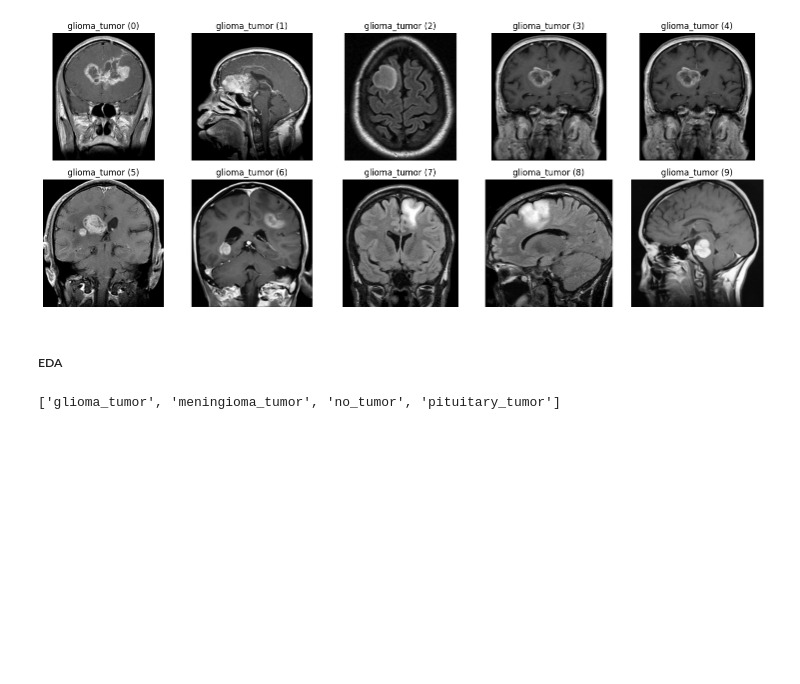
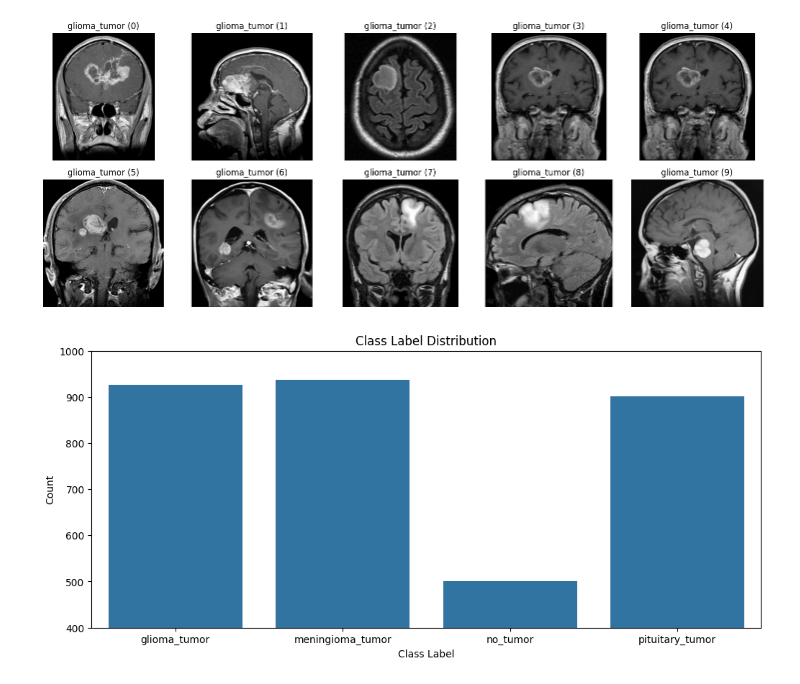
Before and after one commit to cameroncochrane/Brain-Tumor-Detection, a Jupyter notebook: 1.ipynb, the cells around one changed output. Saved outputs shown, nothing was run; the diff lists cells and outputs as text; code cells hidden in the pictures; blank space fills up the shorter version.

```diff
--- a/1.ipynb
+++ b/1.ipynb
@@ -104,7 +107,7 @@ np.allclose(test_rimage_1[..., 0], test_rimage_1[..., 1]) and np.allclose(test_r
 True
 # %%
 # Now reshape the arrays to (H, W, 1) by taking values from any of the 3 channels (doesn't matter as they will all be identical)
-data['image'] = df['image'].apply(lambda x: x[:,:,0]) #0, 1 or 2.
+data['image'] = data['image'].apply(lambda x: x[:,:,0]) #0, 1 or 2.
 data['image'][13].shape
 # All good now
 # %% [output]
@@ -137,10 +140,14 @@ plt.show()
 # Looks great!!
 # %% [output]
 [figure]
-# %% [markdown]
-<h5>EDA
-# %%
-unique_labels = sorted(data['label'].unique())
-unique_labels
-# %% [output]
-['glioma_tumor', 'meningioma_tumor', 'no_tumor', 'pituitary_tumor']
+# %%
+# Observing the class distribution
+plt.figure(figsize=(12,5))
+sns.countplot(x=data['label'])
+plt.title('Class Label Distribution')
+plt.xlabel('Class Label')
+plt.ylabel('Count')
+plt.ylim((400,1000))
+plt.show()
+# %% [output]
+[figure, added]
```
Also changed, not shown: parts of 17 cells of this notebook, 4 other files.
